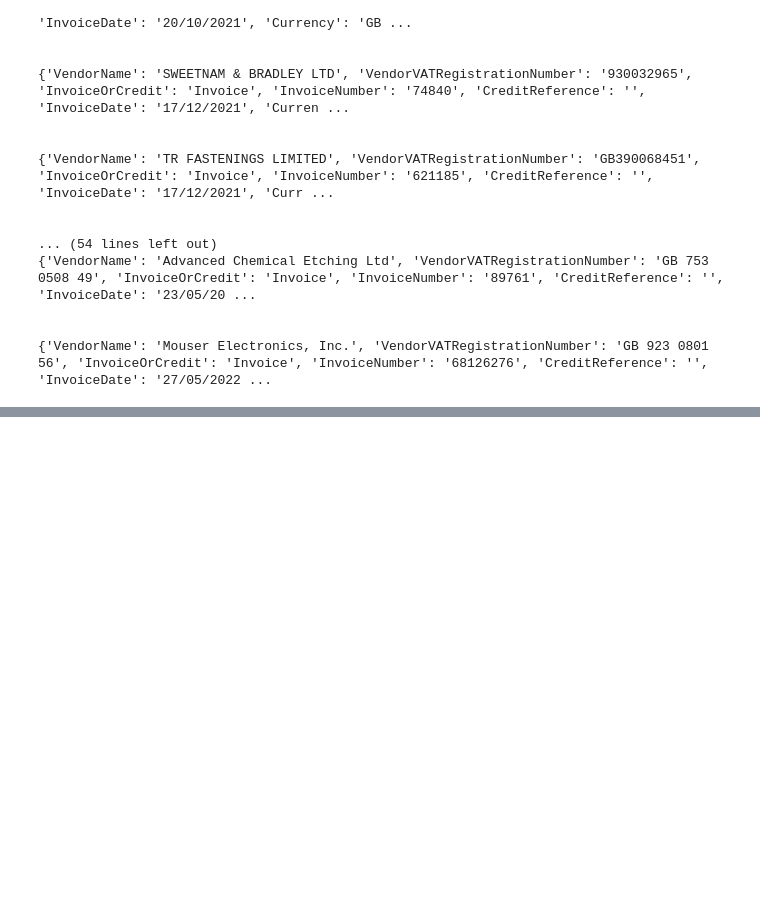
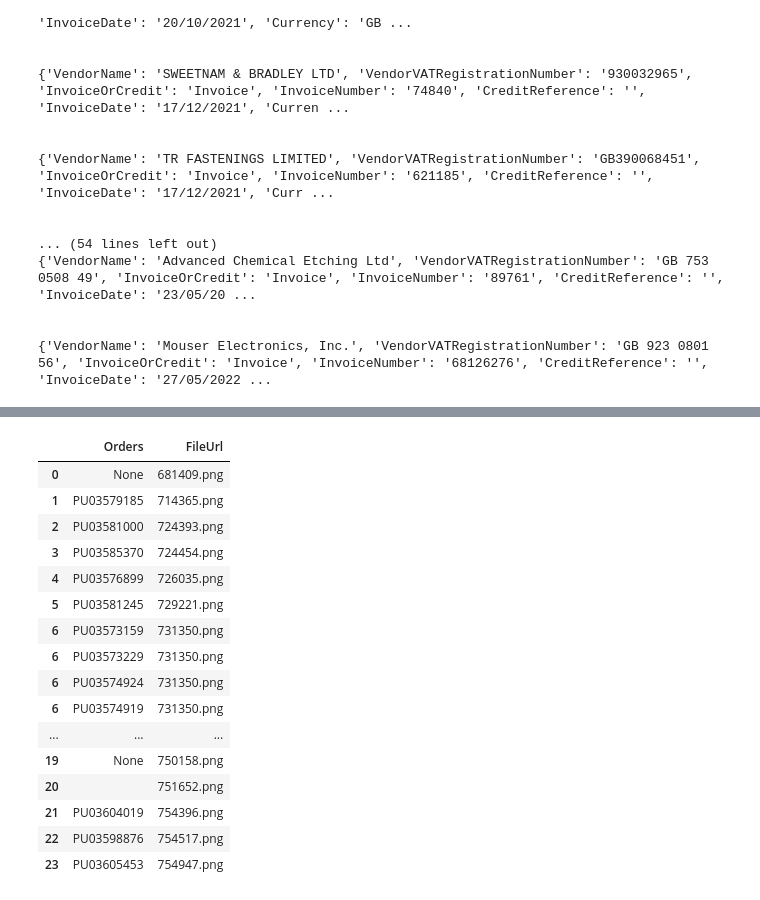
Before and after one commit to grnisha/gpt4v-invoiceprocessing-demo, a Jupyter notebook: Notebooks/03-processing-gpt4v-with-ocr.ipynb, the cells around one changed output, grey strips where cells are left out. Saved outputs shown, nothing was run; the diff lists cells and outputs as text; code cells hidden in the pictures; blank space fills up the shorter version.

```diff
--- a/Notebooks/03-processing-gpt4v-with-ocr.ipynb
+++ b/Notebooks/03-processing-gpt4v-with-ocr.ipynb
@@ -301,6 +305,24 @@ df.to_csv(file_path, index=False)
 # %%
 df1 = df.explode('Orders')
 
-# The 'Orders' field now contains dictionaries, extract the 'PONumber' value from these
-df1['Orders'] = df1['Orders'].apply(lambda x: x['PONumber'])
+# Check if 'Orders' is a dictionary before trying to access 'PONumber'
+df1['Orders'] = df1['Orders'].apply(lambda x: x['PONumber'] if isinstance(x, dict) else None)
 df1[['Orders', 'FileUrl']].head(100)
+# %% [output]
+|  | Orders | FileUrl |
+| 0 | None | 681409.png |
+| 1 | PU03579185 | 714365.png |
+| 2 | PU03581000 | 724393.png |
+| 3 | PU03585370 | 724454.png |
+| 4 | PU03576899 | 726035.png |
+| 5 | PU03581245 | 729221.png |
+| 6 | PU03573159 | 731350.png |
+| 6 | PU03573229 | 731350.png |
+| 6 | PU03574924 | 731350.png |
+| 6 | PU03574919 | 731350.png |
+| ... | ... | ... |
+| 19 | None | 750158.png |
+| 20 |  | 751652.png |
+| 21 | PU03604019 | 754396.png |
+| 22 | PU03598876 | 754517.png |
+| 23 | PU03605453 | 754947.png |
```
Also changed, not shown: parts of 2 cells of this notebook.
